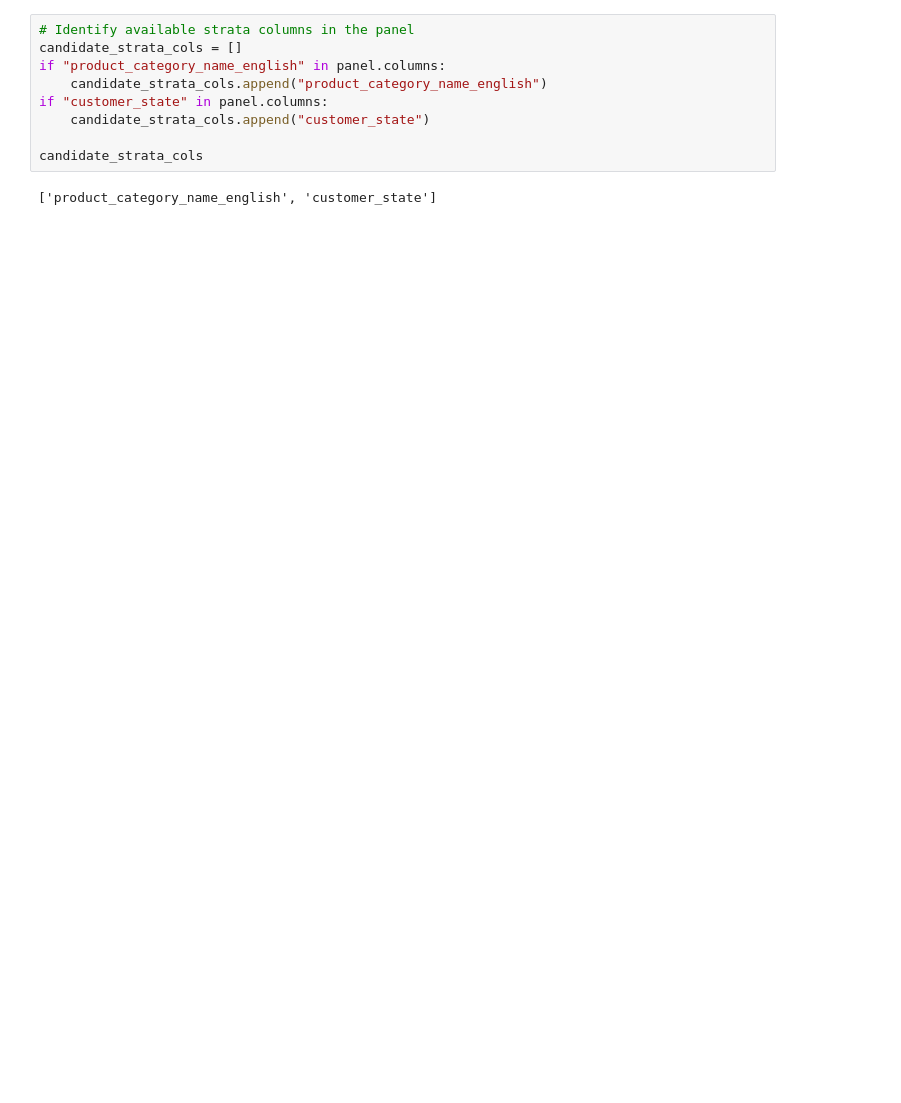
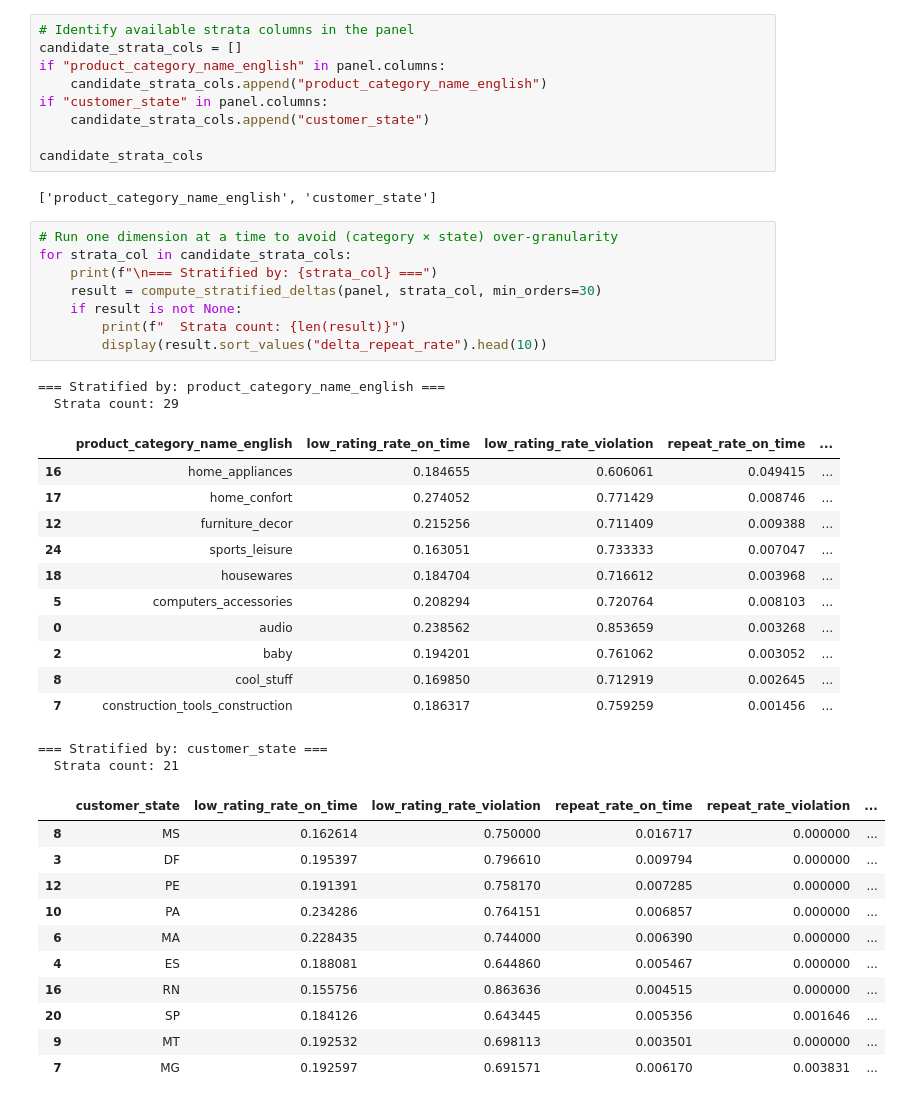
Before and after one commit to andrewyang0620/Marketplace-Sla-Risk-Analysis, a Jupyter notebook: notebooks/02_customer_impact.ipynb, the cells around one changed output. Drawn from its saved outputs; the diff is of its cells as text; blank space fills up the shorter version.

Commit message:
stratified comparision finished

```diff
--- a/notebooks/02_customer_impact.ipynb
+++ b/notebooks/02_customer_impact.ipynb
@@ -341,3 +357,38 @@ if "customer_state" in panel.columns:
 candidate_strata_cols
 # %% [output]
 ['product_category_name_english', 'customer_state']
+# %%
+# Run one dimension at a time to avoid (category × state) over-granularity
+for strata_col in candidate_strata_cols:
+    print(f"\n=== Stratified by: {strata_col} ===")
+    result = compute_stratified_deltas(panel, strata_col, min_orders=30)
+    if result is not None:
+        print(f"  Strata count: {len(result)}")
+        display(result.sort_values("delta_repeat_rate").head(10))
+# %% [output]
+=== Stratified by: product_category_name_english ===
+  Strata count: 29
+|  | product_category_name_english | low_rating_rate_on_time | low_rating_rate_violation | repeat_rate_on_time | ... |
+| 16 | home_appliances | 0.184655 | 0.606061 | 0.049415 | ... |
+| 17 | home_confort | 0.274052 | 0.771429 | 0.008746 | ... |
+| 12 | furniture_decor | 0.215256 | 0.711409 | 0.009388 | ... |
+| 24 | sports_leisure | 0.163051 | 0.733333 | 0.007047 | ... |
+| 18 | housewares | 0.184704 | 0.716612 | 0.003968 | ... |
+| 5 | computers_accessories | 0.208294 | 0.720764 | 0.008103 | ... |
+| 0 | audio | 0.238562 | 0.853659 | 0.003268 | ... |
+| 2 | baby | 0.194201 | 0.761062 | 0.003052 | ... |
+| 8 | cool_stuff | 0.169850 | 0.712919 | 0.002645 | ... |
+| 7 | construction_tools_construction | 0.186317 | 0.759259 | 0.001456 | ... |
+=== Stratified by: customer_state ===
+  Strata count: 21
+|  | customer_state | low_rating_rate_on_time | low_rating_rate_violation | repeat_rate_on_time | repeat_rate_violation | ... |
+| 8 | MS | 0.162614 | 0.750000 | 0.016717 | 0.000000 | ... |
+| 3 | DF | 0.195397 | 0.796610 | 0.009794 | 0.000000 | ... |
+| 12 | PE | 0.191391 | 0.758170 | 0.007285 | 0.000000 | ... |
+| 10 | PA | 0.234286 | 0.764151 | 0.006857 | 0.000000 | ... |
+| 6 | MA | 0.228435 | 0.744000 | 0.006390 | 0.000000 | ... |
+| 4 | ES | 0.188081 | 0.644860 | 0.005467 | 0.000000 | ... |
+| 16 | RN | 0.155756 | 0.863636 | 0.004515 | 0.000000 | ... |
+| 20 | SP | 0.184126 | 0.643445 | 0.005356 | 0.001646 | ... |
+| 9 | MT | 0.192532 | 0.698113 | 0.003501 | 0.000000 | ... |
+| 7 | MG | 0.192597 | 0.691571 | 0.006170 | 0.003831 | ... |
```
Also changed, not shown: parts of 2 cells of this notebook, 1 other file.
